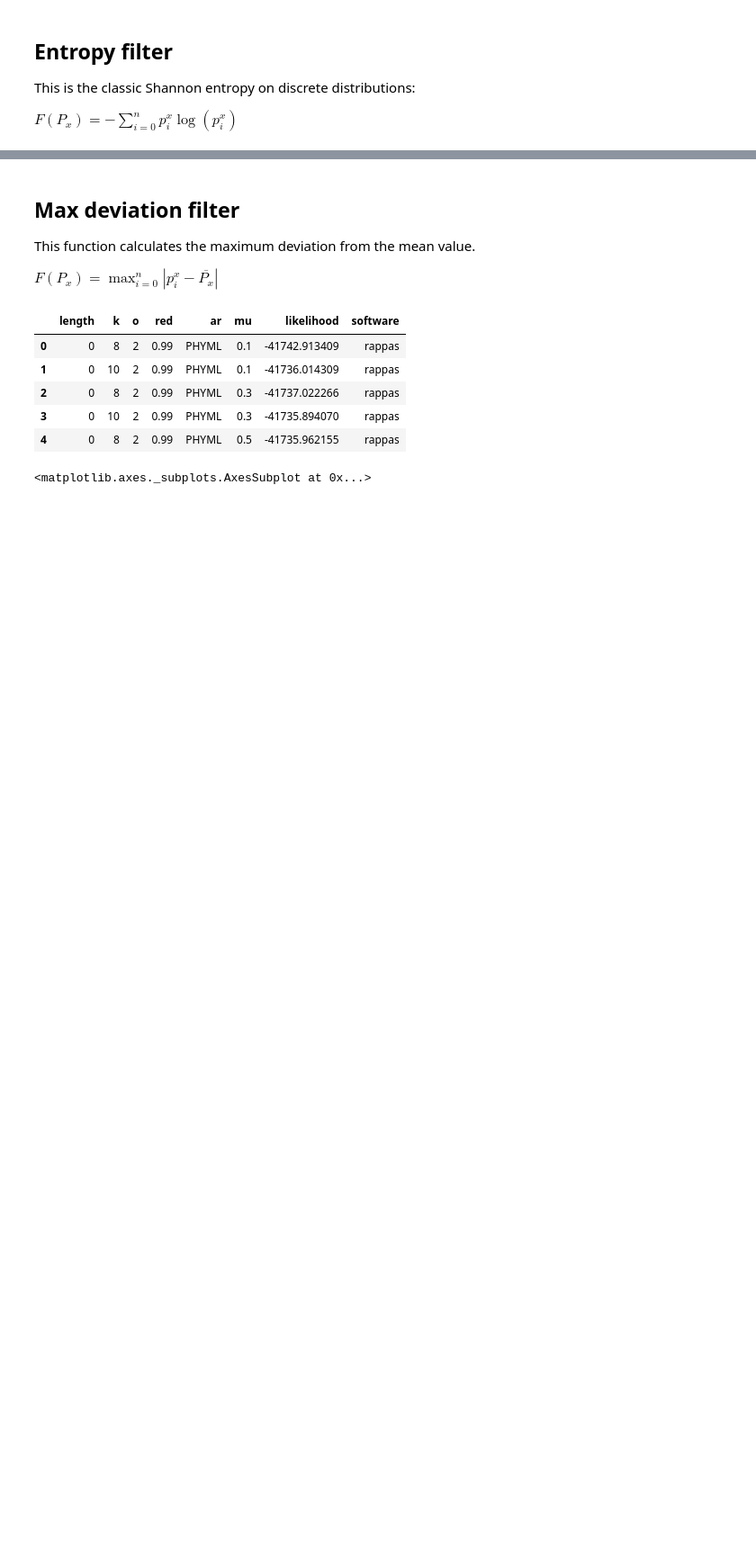
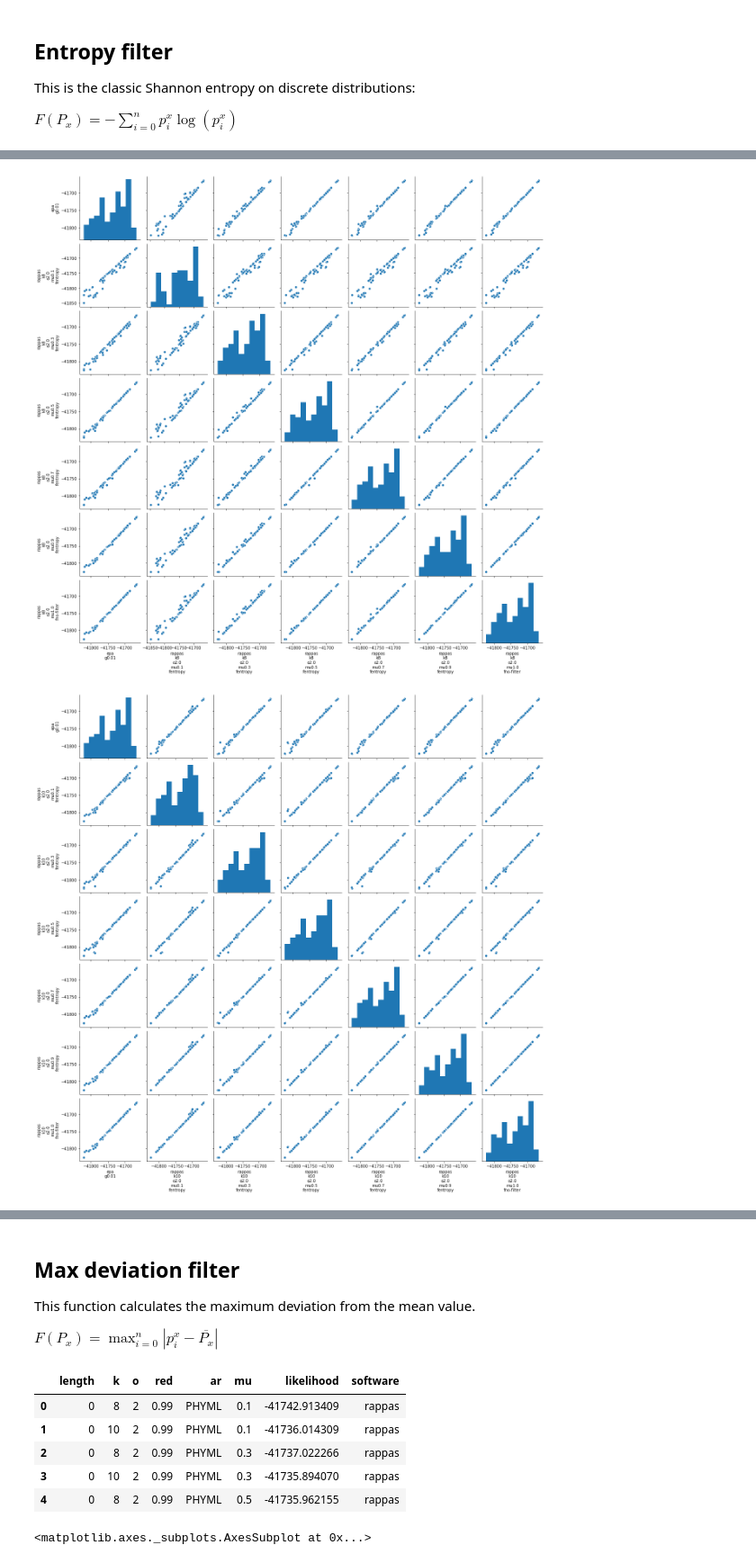
Before and after one commit to phylo42/EPIK, a Jupyter notebook: kmer_filter.ipynb, the cells around one changed output, grey strips where cells are left out. Shown at 90% size. Saved outputs shown, nothing was run; the diff lists cells and outputs as text; code cells hidden in the pictures; blank space fills up the shorter version.

```diff
--- a/kmer_filter.ipynb
+++ b/kmer_filter.ipynb
@@ -212,0 +97,8 @@ sns.catplot(x="mu", y="likelihood", hue="k", dodge=True, data=df_rappas)
+# %%
+workdir = "/home/nikolai/dev/datasets/d652/266_pruning/pewo_likelihood_full"
+filename = f"{workdir}/tables_LL_rappas2.csv"
+tables_rappas_full = pd.read_csv(filename, sep=";")
+tables_rappas_full["software"] = "rappas"
+tables_rappas_full.rename(columns={"filter": "f"}, inplace=True)
+tables_rappas_full.drop(['pruning', 'ar', 'length', 'red'], axis=1, inplace=True)
+tables_rappas_full.head()
@@ -212,0 +184,23 @@ sns.catplot(x="mu", y="likelihood", hue="k", dodge=True, data=df_rappas)
+# %%
+k_values = list(sorted(tables_rappas["k"].unique()))
+
+# Split RAPPAS results by k value
+def split_by_k(table):
+    df_k = {}
+    for k in k_values:
+        table_k = table[table["k"] == k].copy()
+        table_k = fill_software_run(table_k)
+        df_k[k] = pivot(table_k)
+    return df_k
+
+df_k_rappas = split_by_k(tables_rappas)
+df_k_rappas_full = split_by_k(tables_rappas_full)
+df_k_rappas_random = split_by_k(tables_rappas_random)
+# %%
+# Build LL-plots
+for k in k_values:
+    df_k_all = pd.concat([df_epa, df_k_rappas[k], df_k_rappas_full[k]], axis=1, sort=False)
+    sns.pairplot(df_k_all)
+# %% [output]
+[figure, added]
+[figure, added]
```
Also changed, not shown: parts of 35 cells of this notebook, 7 other files.
